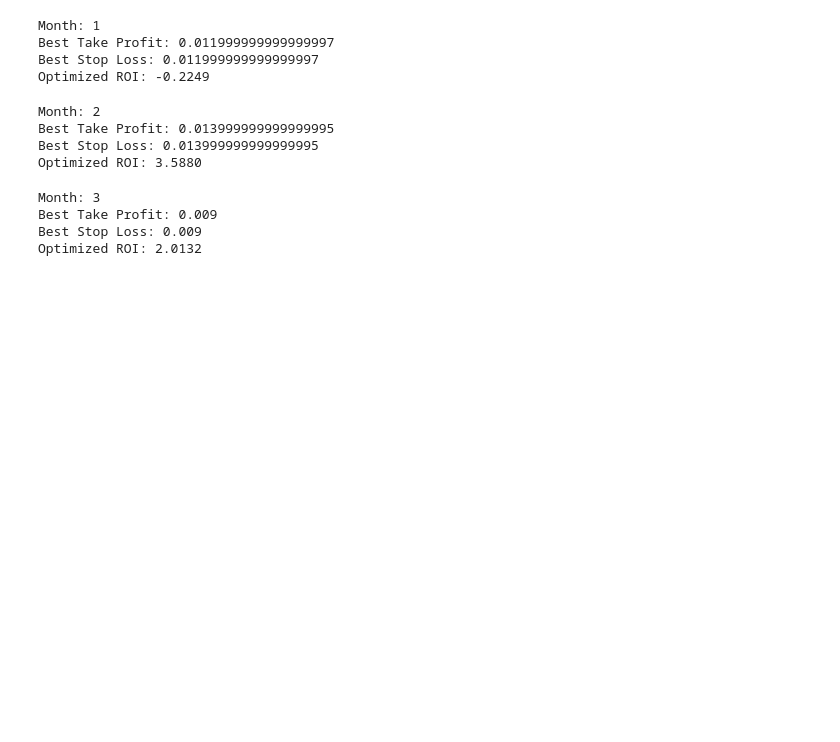
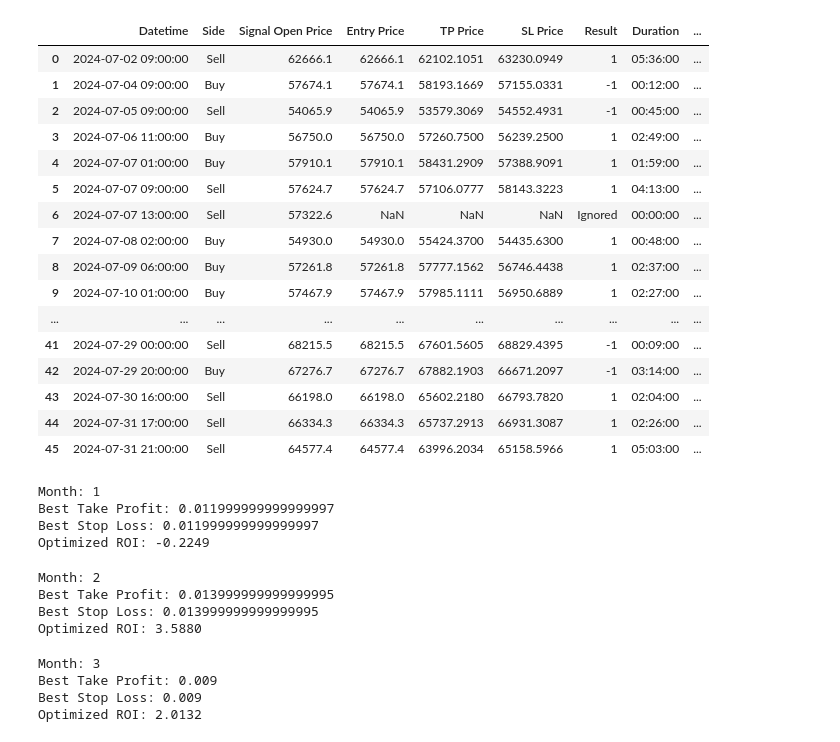
Before and after one commit to Capsmark/Signal_Backtesting, a Jupyter notebook: src/tp-sl.ipynb, the cells around one changed output. Saved outputs shown, nothing was run; the diff lists cells and outputs as text; code cells hidden in the pictures; blank space fills up the shorter version.

Commit message:
added new backtesting

```diff
--- a/src/tp-sl.ipynb
+++ b/src/tp-sl.ipynb
@@ -255,11 +256,50 @@ price_data = pd.read_csv('E:\Signal Backtesting\Input\price_2023-06-01_to_2024-0
                          index_col='Datetime')
 # Re-load the signal data without setting the index
 signal_data = pd.read_csv('E:\Signal Backtesting\Input\\filtered_signals.csv', parse_dates=['Datetime'])
-# month = 7  # January (you can change this to the desired month)
-# year = 2024  # You can change this to the desired year
-#
-# # Filter the signal data for the specified month and year
-# signal_data = signal_data[(signal_data['Datetime'].dt.month == month) & (signal_data['Datetime'].dt.year == year)]
+month = 7  # January (you can change this to the desired month)
+year = 2024  # You can change this to the desired year
+
+# Filter the signal data for the specified month and year
+signal_data = signal_data[(signal_data['Datetime'].dt.month == month) & (signal_data['Datetime'].dt.year == year)]
+# %%
+# Define the parameters
+tp = 0.009
+sl = 0.009
+entry_time_offset = 0 # Time offset in minutes
+percentage_change = 0
+time_limit_minutes = 0
+# Call the backtest_trades function
+backtest_output = backtest_trades(
+    price_data=price_data,
+    signal_data=signal_data,
+    tp=tp,
+    sl=sl,
+    entry_time_offset=entry_time_offset,
+    percentage_change=percentage_change,
+    time_limit_minutes=time_limit_minutes,
+    ignore_time_interval_before=0,
+    ignore_time_interval_after=0
+)
+
+backtest_output
+# %% [output]
+|  | Datetime | Side | Signal Open Price | Entry Price | TP Price | SL Price | Result | Duration | ... |
+| 0 | 2024-07-02 09:00:00 | Sell | 62666.1 | 62666.1 | 62102.1051 | 63230.0949 | 1 | 05:36:00 | ... |
+| 1 | 2024-07-04 09:00:00 | Buy | 57674.1 | 57674.1 | 58193.1669 | 57155.0331 | -1 | 00:12:00 | ... |
+| 2 | 2024-07-05 09:00:00 | Sell | 54065.9 | 54065.9 | 53579.3069 | 54552.4931 | -1 | 00:45:00 | ... |
+| 3 | 2024-07-06 11:00:00 | Buy | 56750.0 | 56750.0 | 57260.7500 | 56239.2500 | 1 | 02:49:00 | ... |
+| 4 | 2024-07-07 01:00:00 | Buy | 57910.1 | 57910.1 | 58431.2909 | 57388.9091 | 1 | 01:59:00 | ... |
+| 5 | 2024-07-07 09:00:00 | Sell | 57624.7 | 57624.7 | 57106.0777 | 58143.3223 | 1 | 04:13:00 | ... |
+| 6 | 2024-07-07 13:00:00 | Sell | 57322.6 | NaN | NaN | NaN | Ignored | 00:00:00 | ... |
+| 7 | 2024-07-08 02:00:00 | Buy | 54930.0 | 54930.0 | 55424.3700 | 54435.6300 | 1 | 00:48:00 | ... |
+| 8 | 2024-07-09 06:00:00 | Buy | 57261.8 | 57261.8 | 57777.1562 | 56746.4438 | 1 | 02:37:00 | ... |
+| 9 | 2024-07-10 01:00:00 | Buy | 57467.9 | 57467.9 | 57985.1111 | 56950.6889 | 1 | 02:27:00 | ... |
+| ... | ... | ... | ... | ... | ... | ... | ... | ... | ... |
+| 41 | 2024-07-29 00:00:00 | Sell | 68215.5 | 68215.5 | 67601.5605 | 68829.4395 | -1 | 00:09:00 | ... |
+| 42 | 2024-07-29 20:00:00 | Buy | 67276.7 | 67276.7 | 67882.1903 | 66671.2097 | -1 | 03:14:00 | ... |
+| 43 | 2024-07-30 16:00:00 | Sell | 66198.0 | 66198.0 | 65602.2180 | 66793.7820 | 1 | 02:04:00 | ... |
+| 44 | 2024-07-31 17:00:00 | Sell | 66334.3 | 66334.3 | 65737.2913 | 66931.3087 | 1 | 02:26:00 | ... |
+| 45 | 2024-07-31 21:00:00 | Sell | 64577.4 | 64577.4 | 63996.2034 | 65158.5966 | 1 | 05:03:00 | ... |
 # %%
 # Set a random seed for reproducibility
 np.random.seed(42)
```
Also changed, not shown: parts of 3 cells of this notebook, 36 other files.
